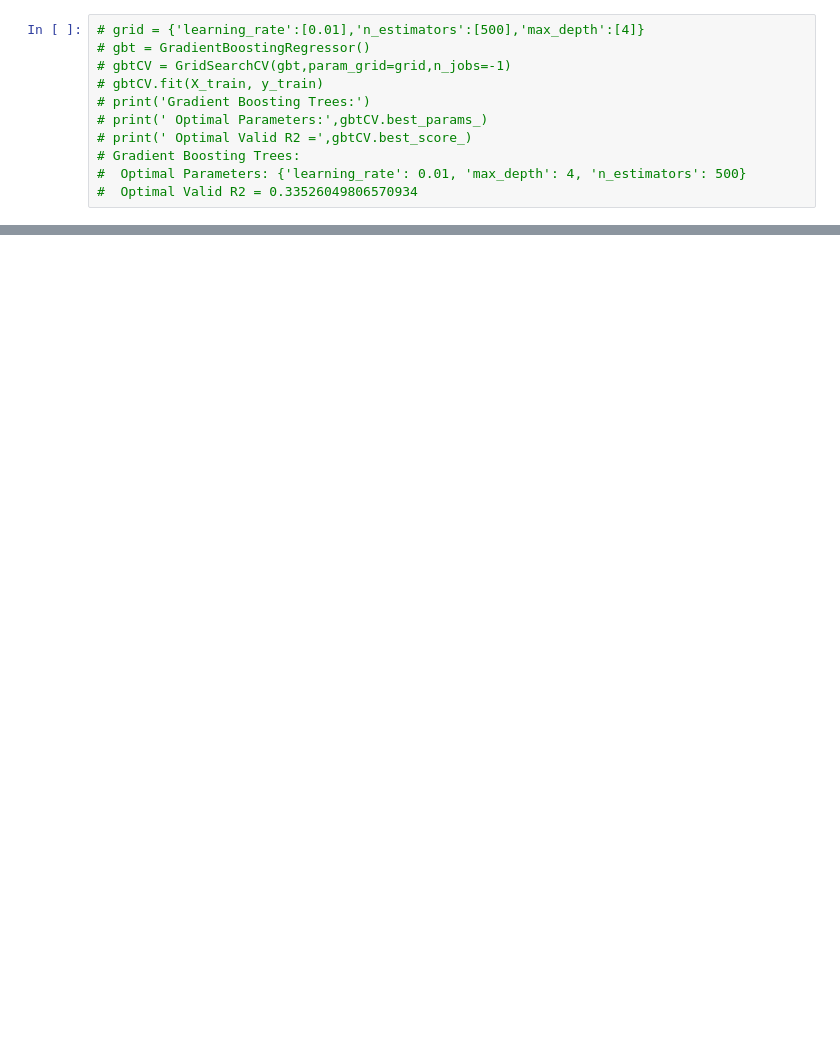
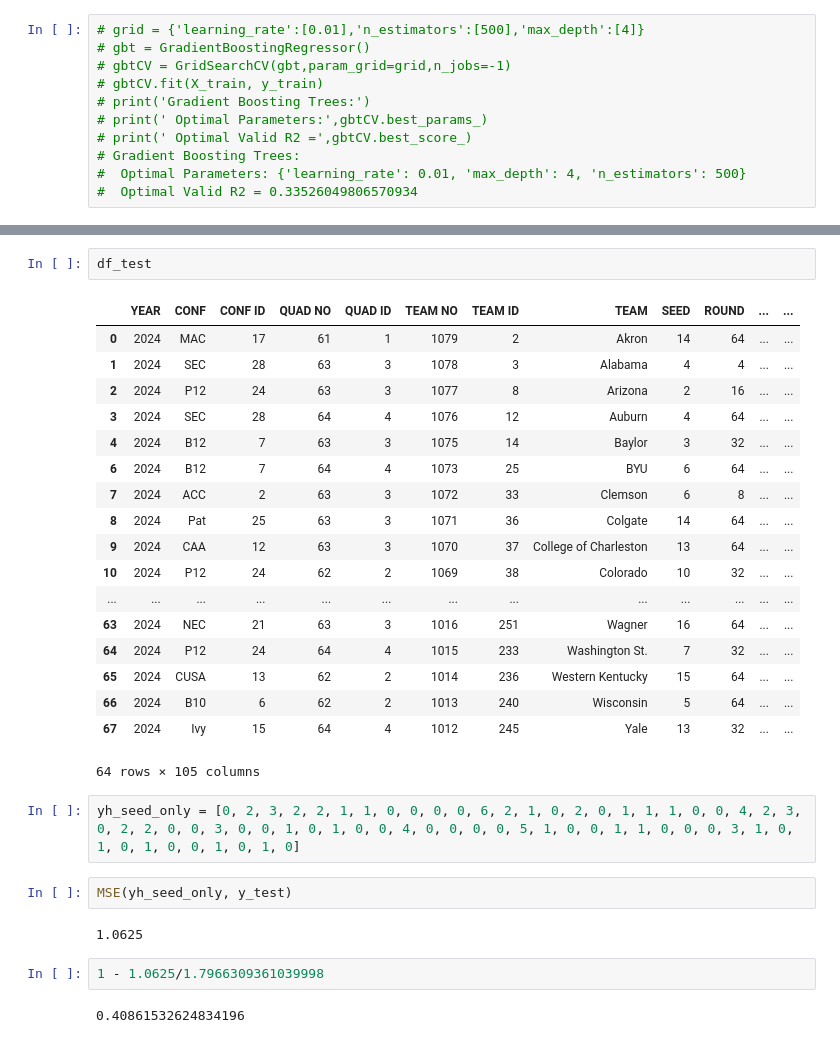
Before and after one commit to rhit-utsisda/ML-Project, a Jupyter notebook: Project/AllRegressions.ipynb, the cells around one changed output, grey strips where cells are left out. Saved outputs shown, nothing was run; the diff lists cells and outputs as text; blank space fills up the shorter version.

```diff
--- a/Project/AllRegressions.ipynb
+++ b/Project/AllRegressions.ipynb
@@ -426,0 +561,31 @@ dtype: float64
+# %%
+df_test
+# %% [output]
+|  | YEAR | CONF | CONF ID | QUAD NO | QUAD ID | TEAM NO | TEAM ID | TEAM | SEED | ROUND | ... | ... |
+| 0 | 2024 | MAC | 17 | 61 | 1 | 1079 | 2 | Akron | 14 | 64 | ... | ... |
+| 1 | 2024 | SEC | 28 | 63 | 3 | 1078 | 3 | Alabama | 4 | 4 | ... | ... |
+| 2 | 2024 | P12 | 24 | 63 | 3 | 1077 | 8 | Arizona | 2 | 16 | ... | ... |
+| 3 | 2024 | SEC | 28 | 64 | 4 | 1076 | 12 | Auburn | 4 | 64 | ... | ... |
+| 4 | 2024 | B12 | 7 | 63 | 3 | 1075 | 14 | Baylor | 3 | 32 | ... | ... |
+| 6 | 2024 | B12 | 7 | 64 | 4 | 1073 | 25 | BYU | 6 | 64 | ... | ... |
+| 7 | 2024 | ACC | 2 | 63 | 3 | 1072 | 33 | Clemson | 6 | 8 | ... | ... |
+| 8 | 2024 | Pat | 25 | 63 | 3 | 1071 | 36 | Colgate | 14 | 64 | ... | ... |
+| 9 | 2024 | CAA | 12 | 63 | 3 | 1070 | 37 | College of Charleston | 13 | 64 | ... | ... |
+| 10 | 2024 | P12 | 24 | 62 | 2 | 1069 | 38 | Colorado | 10 | 32 | ... | ... |
+| ... | ... | ... | ... | ... | ... | ... | ... | ... | ... | ... | ... | ... |
+| 63 | 2024 | NEC | 21 | 63 | 3 | 1016 | 251 | Wagner | 16 | 64 | ... | ... |
+| 64 | 2024 | P12 | 24 | 64 | 4 | 1015 | 233 | Washington St. | 7 | 32 | ... | ... |
+| 65 | 2024 | CUSA | 13 | 62 | 2 | 1014 | 236 | Western Kentucky | 15 | 64 | ... | ... |
+| 66 | 2024 | B10 | 6 | 62 | 2 | 1013 | 240 | Wisconsin | 5 | 64 | ... | ... |
+| 67 | 2024 | Ivy | 15 | 64 | 4 | 1012 | 245 | Yale | 13 | 32 | ... | ... |
+64 rows × 105 columns
+# %%
+yh_seed_only = [0, 2, 3, 2, 2, 1, 1, 0, 0, 0, 0, 6, 2, 1, 0, 2, 0, 1, 1, 1, 0, 0, 4, 2, 3, 0, 2, 2, 0, 0, 3, 0, 0, 1, 0, 1, 0, 0, 4, 0, 0, 0, 0, 5, 1, 0, 0, 1, 1, 0, 0, 0, 3, 1, 0, 1, 0, 1, 0, 0, 1, 0, 1, 0]
+# %%
+MSE(yh_seed_only, y_test)
+# %% [output]
+1.0625
+# %%
+1 - 1.0625/1.7966309361039998
+# %% [output]
+0.40861532624834196
```
Also changed, not shown: parts of 39 cells of this notebook.
